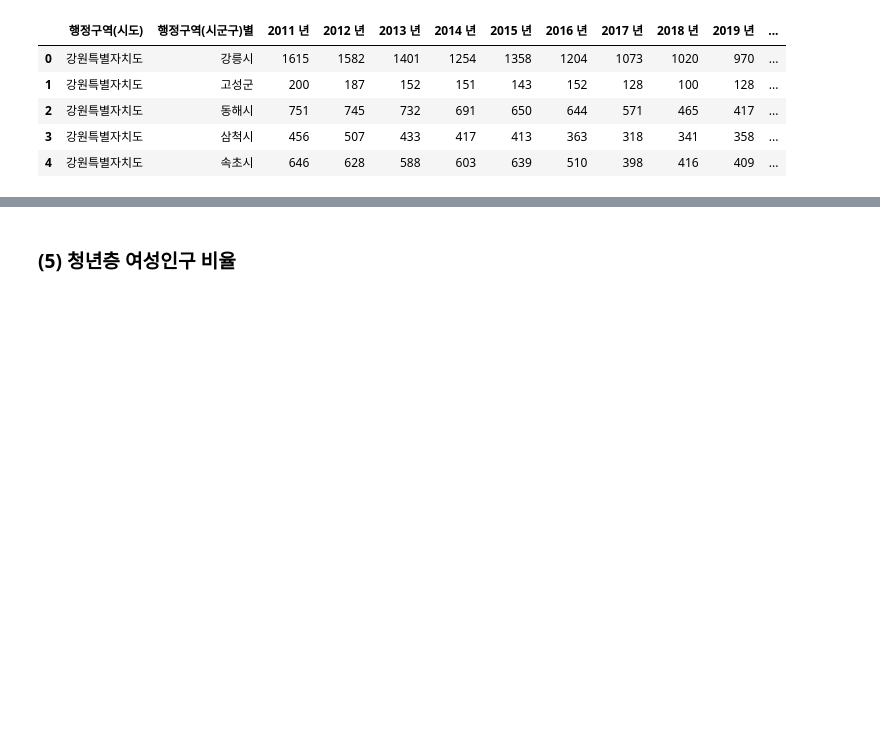
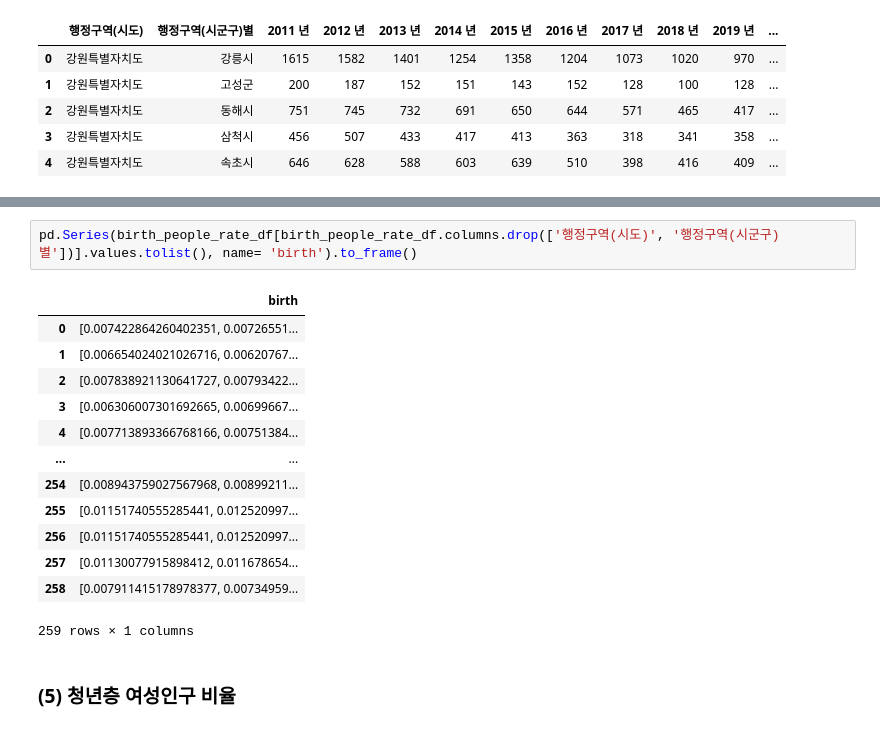
Before and after one commit to applewoods/Population_Analysis, a Jupyter notebook: Population_Preprocessing.ipynb, the cells around one changed output, grey strips where cells are left out. Drawn from its saved outputs; the diff is of its cells as text; blank space fills up the shorter version.

```diff
--- a/Population_Preprocessing.ipynb
+++ b/Population_Preprocessing.ipynb
@@ -209,6 +188,22 @@ birth_people_rate_df.head()
 | 2 | 강원특별자치도 | 동해시 | 0.007839 | 0.007934 | 0.007694 | 0.007307 | 0.006923 | 0.006903 | 0.006150 | 0.005095 | 0.004607 | ... |
 | 3 | 강원특별자치도 | 삼척시 | 0.006306 | 0.006997 | 0.005930 | 0.005767 | 0.005830 | 0.005216 | 0.004641 | 0.004991 | 0.005325 | ... |
 | 4 | 강원특별자치도 | 속초시 | 0.007714 | 0.007514 | 0.007075 | 0.007315 | 0.007793 | 0.006235 | 0.004838 | 0.005093 | 0.005001 | ... |
+# %%
+pd.Series(birth_people_rate_df[birth_people_rate_df.columns.drop(['행정구역(시도)', '행정구역(시군구)별'])].values.tolist(), name= 'birth').to_frame()
+# %% [output]
+|  | birth |
+| 0 | [0.007422864260402351, 0.00726551... |
+| 1 | [0.006654024021026716, 0.00620767... |
+| 2 | [0.007838921130641727, 0.00793422... |
+| 3 | [0.006306007301692665, 0.00699667... |
+| 4 | [0.007713893366768166, 0.00751384... |
+| ... | ... |
+| 254 | [0.008943759027567968, 0.00899211... |
+| 255 | [0.01151740555285441, 0.012520997... |
+| 256 | [0.01151740555285441, 0.012520997... |
+| 257 | [0.01130077915898412, 0.011678654... |
+| 258 | [0.007911415178978377, 0.00734959... |
+259 rows × 1 columns
 # %% [markdown]
 ### (5) 청년층 여성인구 비율
 # %%
```
Also changed, not shown: parts of 31 cells of this notebook.
